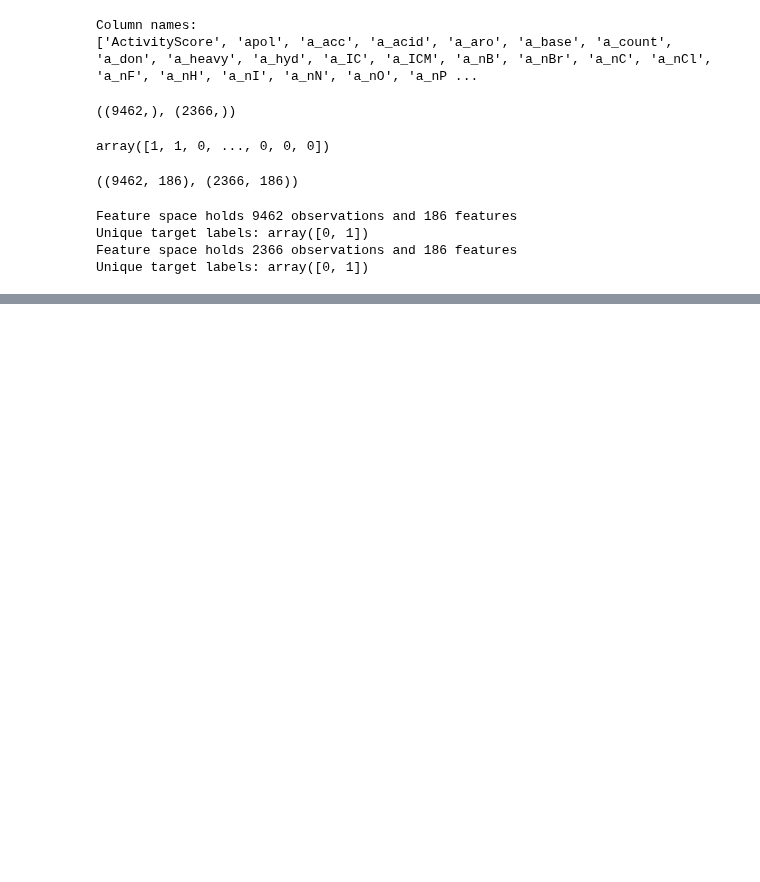
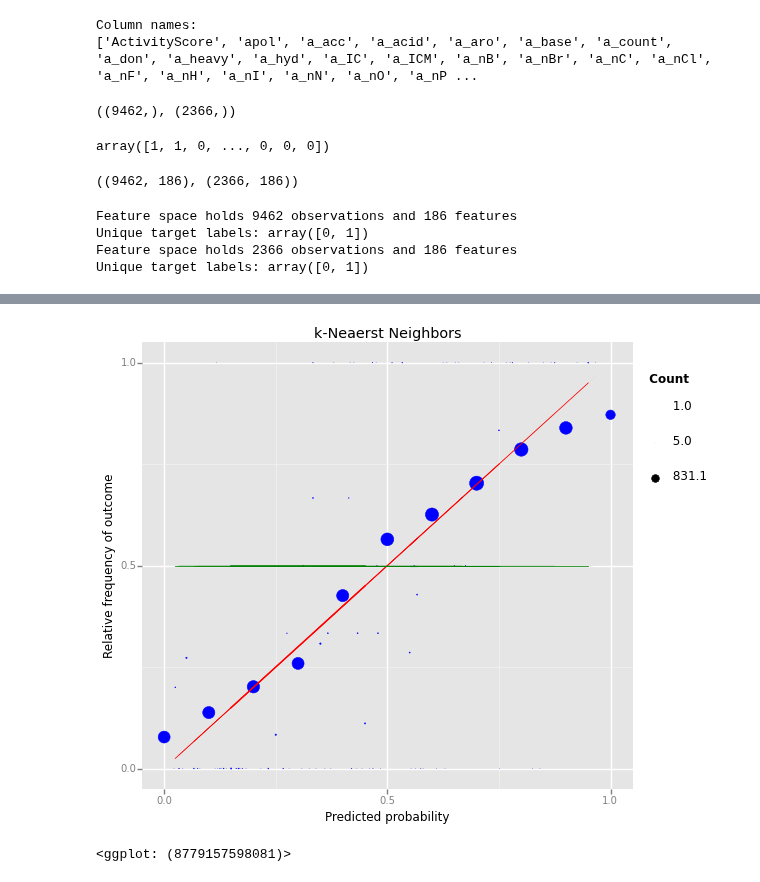
Before and after one commit to 5x5x5x5/kin, a Jupyter notebook: Model2C19.ipynb, the cells around one changed output, grey strips where cells are left out. Saved outputs shown, nothing was run; the diff lists cells and outputs as text; code cells hidden in the pictures; blank space fills up the shorter version.

```diff
--- a/Model2C19.ipynb
+++ b/Model2C19.ipynb
@@ -75,0 +82,6 @@ Unique target labels: array([0, 1])
+# %%
+# This is important
+from sklearn.preprocessing import StandardScaler
+scaler = StandardScaler()
+X_train = scaler.fit_transform(X_train)
+X_test = scaler.fit_transform(X_test)
@@ -75,0 +182,22 @@ Unique target labels: array([0, 1])
+# %%
+import warnings
+warnings.filterwarnings('ignore')
+
+# Use 10 estimators so predictions are all multiples of 0.1
+pred_prob = run_prob_cv(X_train, y_train, RF, n_estimators=10)
+pred_churn = pred_prob[:,1]
+is_churn = y_train == 1
+
+# Number of times a predicted probability is assigned to an observation
+counts = pd.value_counts(pred_churn)
+
+# calculate true probabilities
+true_prob = {}
+for prob in counts.index:
+    true_prob[prob] = np.mean(is_churn[pred_churn == prob])
+    true_prob = pd.Series(true_prob)
+
+# pandas-fu
+counts = pd.concat([counts,true_prob], axis=1).reset_index()
+counts.columns = ['pred_prob', 'count', 'true_prob']
+counts
@@ -75,0 +223,15 @@ Unique target labels: array([0, 1])
+# %%
+from ggplot import *
+%matplotlib inline
+
+baseline = np.mean(is_churn)
+ggplot(counts,aes(x='pred_prob',y='true_prob',size='count')) + \
+    geom_point(color='blue') + \
+    stat_function(fun = lambda x: x, color='red') + \
+    stat_function(fun = lambda x: baseline, color='green') + \
+    xlim(-0.05,  1.05) + ylim(-0.05,1.05) + \
+    ggtitle("k-Neaerst Neighbors") + \
+    xlab("Predicted probability") + ylab("Relative frequency of outcome")
+# %% [output]
+[figure, added]
+<ggplot: (8779157598081)>
```
Also changed, not shown: parts of 7 cells of this notebook, 1 other file.
